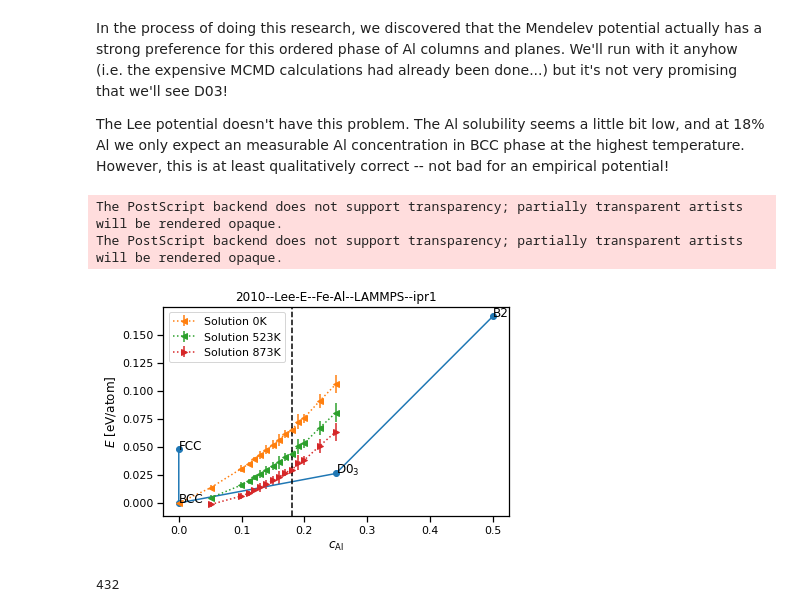
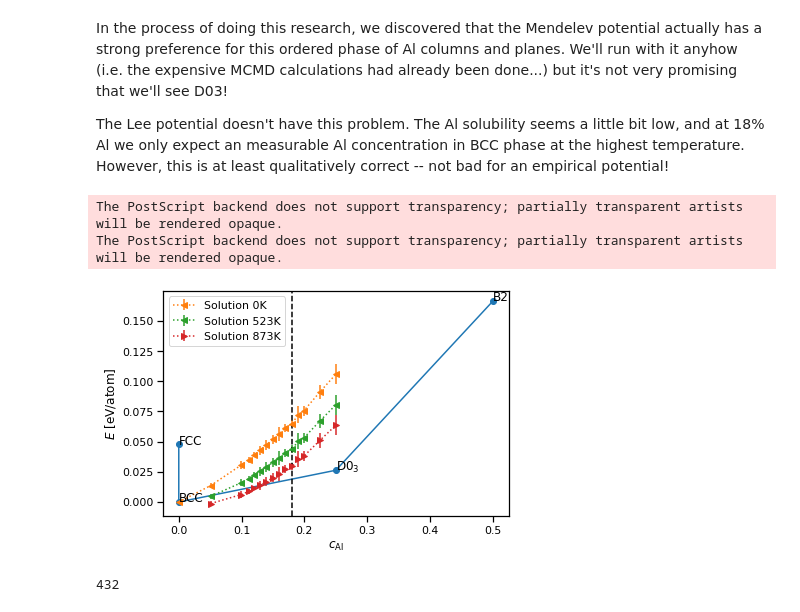
Before and after one commit to liamhuber/FeAl_solution, a Jupyter notebook: project.ipynb, the cells around one changed output. Saved outputs shown, nothing was run; the diff lists cells and outputs as text; code cells hidden in the pictures.

Commit message:
No title on manuscript fig

```diff
--- a/project.ipynb
+++ b/project.ipynb
@@ -49,7 +49,7 @@ The Farkas and Jelinek potentials don't give clear BCC dominance, so we'll just
 
 Next let's probe a little deeper by adding Al antisites in the BCC Fe. We'll do this randomly for a bunch of configurations and look at the 0K potential energy as a function of Al concentration
 # %%
-def plot_phase_energy_with_config_entropy(filename, with_layers_and_columns=True, both_potentials=True):
+def plot_phase_energy_with_config_entropy(filename, with_layers_and_columns=True, both_potentials=True, use_title=True):
     # Columnar
     reps = np.arange(1, 6, dtype=int)
     columnar_c_Al = [1 / len(pr.create.structure.FeAl.columnar_b2(planar_repeats=r)) for r in reps]  # 1 / (2 * reps**2)
@@ -130,7 +130,8 @@ def plot_phase_energy_with_config_entropy(filename, with_layers_and_columns=True
             label='Solution 873K'
         )
         ax.axvline(0.18, color='k', linestyle='--')
-        ax.set_title(pr.input.potentials[potl_index])
+        if use_title:
+            ax.set_title(pr.input.potentials[potl_index])
         ax.legend()
     fig.tight_layout()
     fig.savefig(filename, format='eps')
@@ -150,13 +151,14 @@ The Lee potential doesn't have this problem. The Al solubility seems a little bi
 # %%
 plot_phase_energy_with_config_entropy(
     'writeup/figures/expanded_0K_phases.eps',
     with_layers_and_columns=False,
-    both_potentials=False
+    both_potentials=False,
+    use_title=False
 )  # Streamlined a bit for the main manuscript
 # %% [output]
 The PostScript backend does not support transparency; partially transparent artists will be rendered opaque.
 The PostScript backend does not support transparency; partially transparent artists will be rendered opaque.
-[figure, old version]
+[figure, new version]
 # %%
 solid_solution_size = len(pr.inspect('min_p2_bcc_r3_t4_P0_cAl5_09')['output/generic/positions'][-1])
 solid_solution_size
```
Also changed, not shown: 3 other files.
